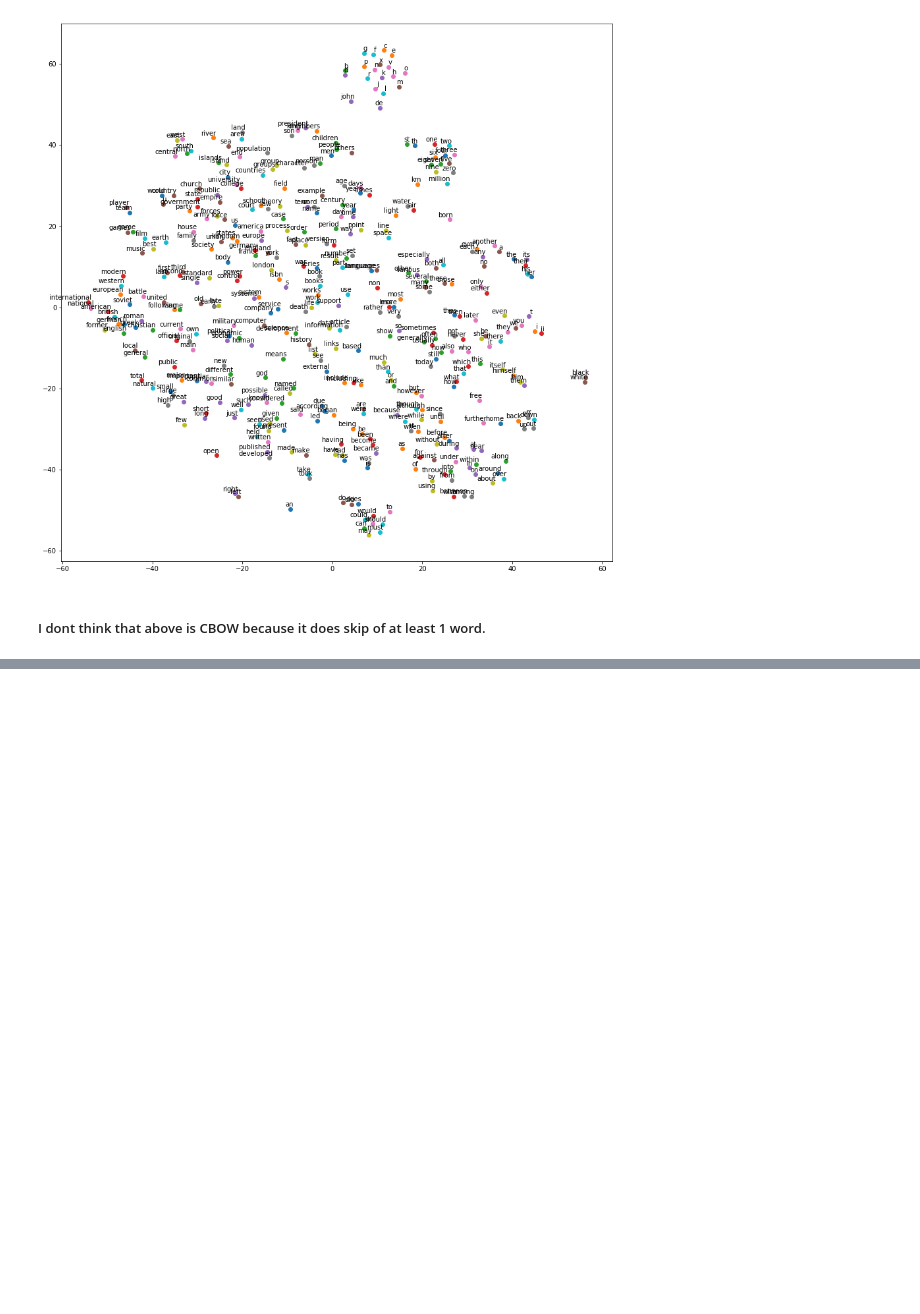
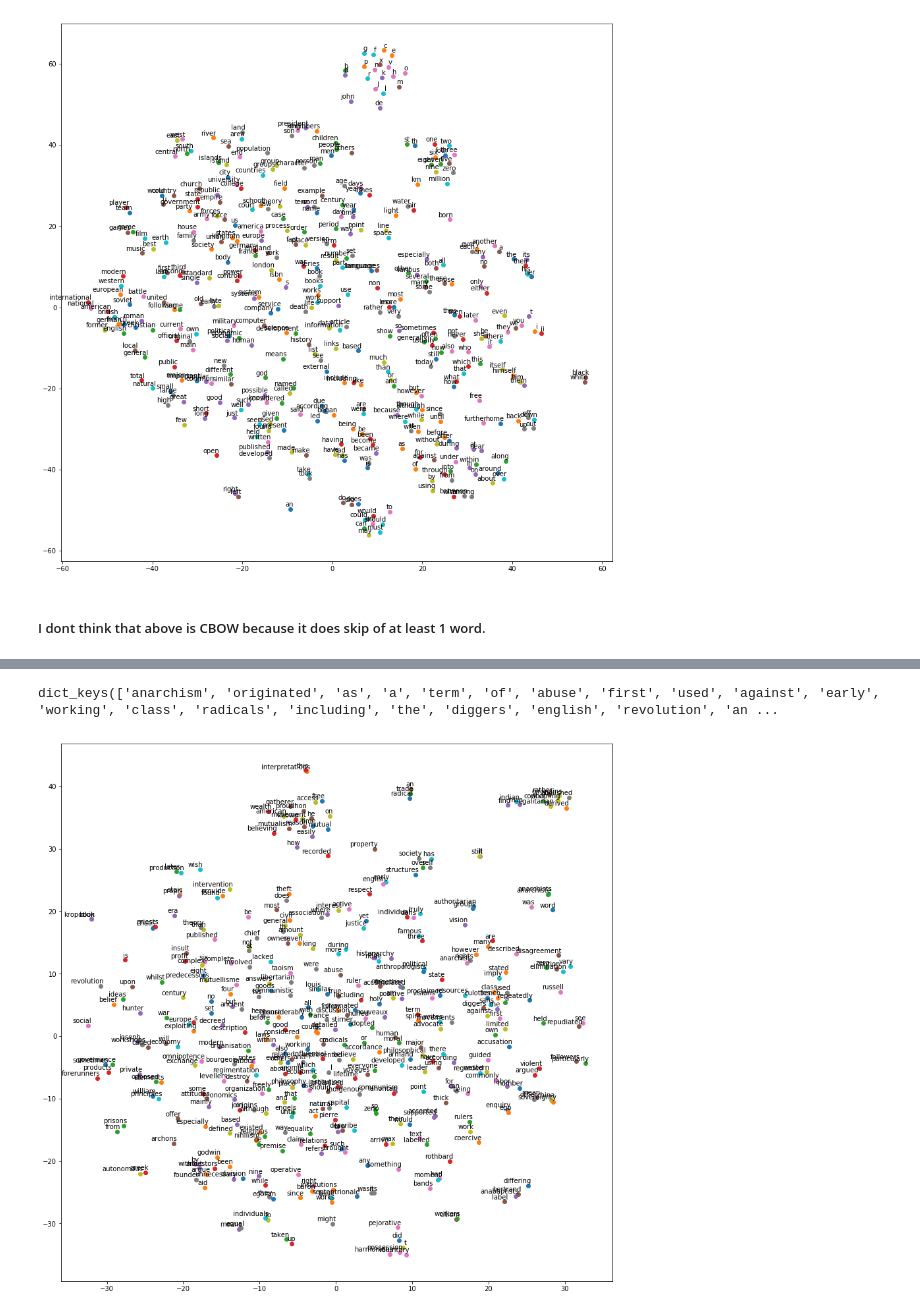
Before and after one commit to PadmarajBhat/Deep-Learning-Introduction, a Jupyter notebook: 5_word2vec.ipynb, the cells around one changed output, grey strips where cells are left out. Drawn from its saved outputs; the diff is of its cells as text; code cells hidden in the pictures; blank space fills up the shorter version.

```diff
--- a/5_word2vec.ipynb
+++ b/5_word2vec.ipynb
@@ -377,0 +384,6 @@ plot(two_d_embeddings, words)
+# %%
+data= []
+for i in range(0,len(words),20):
+    data.append(words[i:i+20])
+
+len(data)
@@ -380,6 +417,6 @@ import gensim
 from gensim.models import Word2Vec
 
 # Create CBOW model
-model1 = gensim.models.Word2Vec(words, min_count = 1, size = 128, window = 5)
+model1 = gensim.models.Word2Vec(data, min_count = 1, size = 128, window = 5)
 # %%
 model1.wv.vectors.shape
@@ -390,2 +453,4 @@ len(model1.wv.vocab)
 # %%
-model1.wv.vocab
+model1.wv.vocab.keys()
+# %% [output]
+dict_keys(['anarchism', 'originated', 'as', 'a', 'term', 'of', 'abuse', 'first', 'used', 'against', 'early', 'working', 'class', 'radicals', 'including', 'the', 'diggers', 'english', 'revolution', 'an ...
@@ -395,0 +457,19 @@ two_d_embeddings = tsne.fit_transform(model1.wv.vectors)
+# %%
+num_points = 400
+
+tsne = TSNE(perplexity=30, n_components=2, init='pca', n_iter=5000, method='exact')
+two_d_embeddings = tsne.fit_transform(model1.wv.vectors[1:num_points+1, :])
+# %%
+def plot(embeddings, labels):
+  assert embeddings.shape[0] >= len(labels), 'More labels than embeddings'
+  pylab.figure(figsize=(15,15))  # in inches
+  for i, label in enumerate(labels):
+    x, y = embeddings[i,:]
+    pylab.scatter(x, y)
+    pylab.annotate(label, xy=(x, y), xytext=(5, 2), textcoords='offset points',
+                   ha='right', va='bottom')
+  pylab.show()
+# %%
+plot(two_d_embeddings, list(model1.wv.vocab.keys())[1:num_points])
+# %% [output]
+[figure, added]
```
Also changed, not shown: parts of 10 cells of this notebook.
